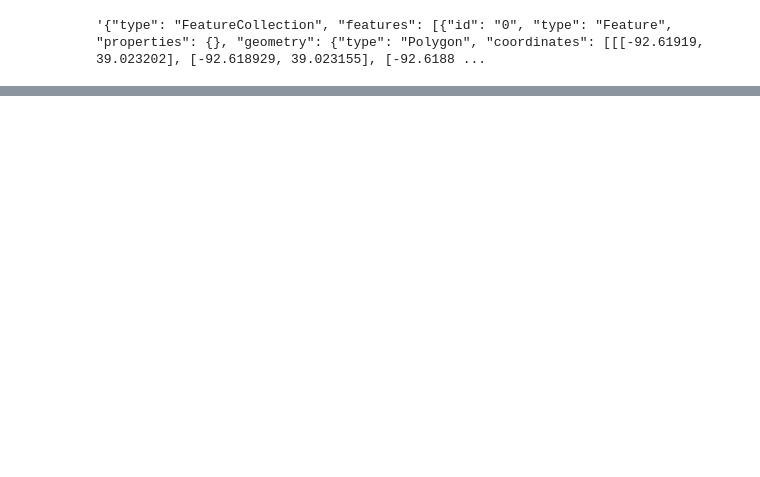
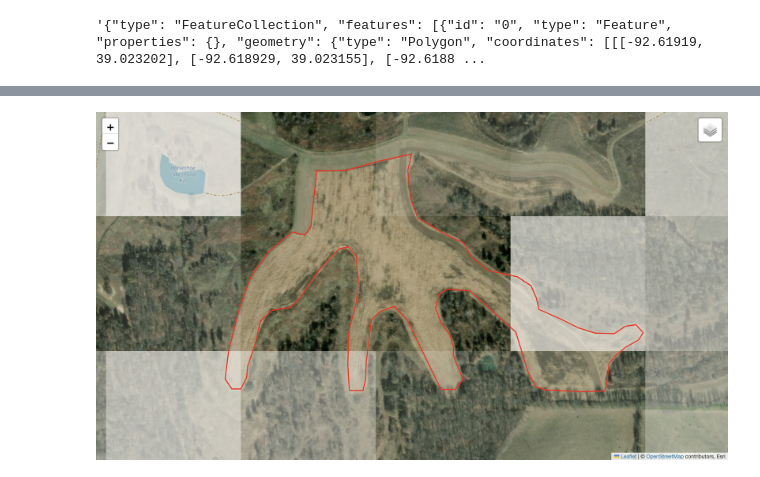
Before and after one commit to ddemand/kml2geojson, a Jupyter notebook: onxmaps2geojson.ipynb, the cells around one changed output, grey strips where cells are left out. Drawn from its saved outputs; the diff is of its cells as text; code cells hidden in the pictures; blank space fills up the shorter version.

Commit message:
Updates to project and files

```diff
--- a/onxmaps2geojson.ipynb
+++ b/onxmaps2geojson.ipynb
@@ -73,0 +80,18 @@ gdf.to_file('area.geojson', driver='GeoJSON')
+# %%
+# ====== Use Selenium to take a screenshot
+options = webdriver.ChromeOptions()
+options.add_argument('--headless')  # Run without opening a browser window
+driver = webdriver.Chrome(options=options)
+driver.set_window_size(1200, 800)  # Set desired image size
+driver.get('file:///Users/daviddemand/PycharmProjects/kml2geojson/spray_area_map.html')  # Use full local path
+img_data = driver.get_screenshot_as_png()
+driver.quit()
+
+# Save the image
+with open('spray_area_map.png', 'wb') as f:
+    f.write(img_data)
+
+# Display the image in the notebook
+display(Image(img_data))
+# %% [output]
+[figure, added]
```
Also changed, not shown: parts of 2 cells of this notebook, 4 other files.
